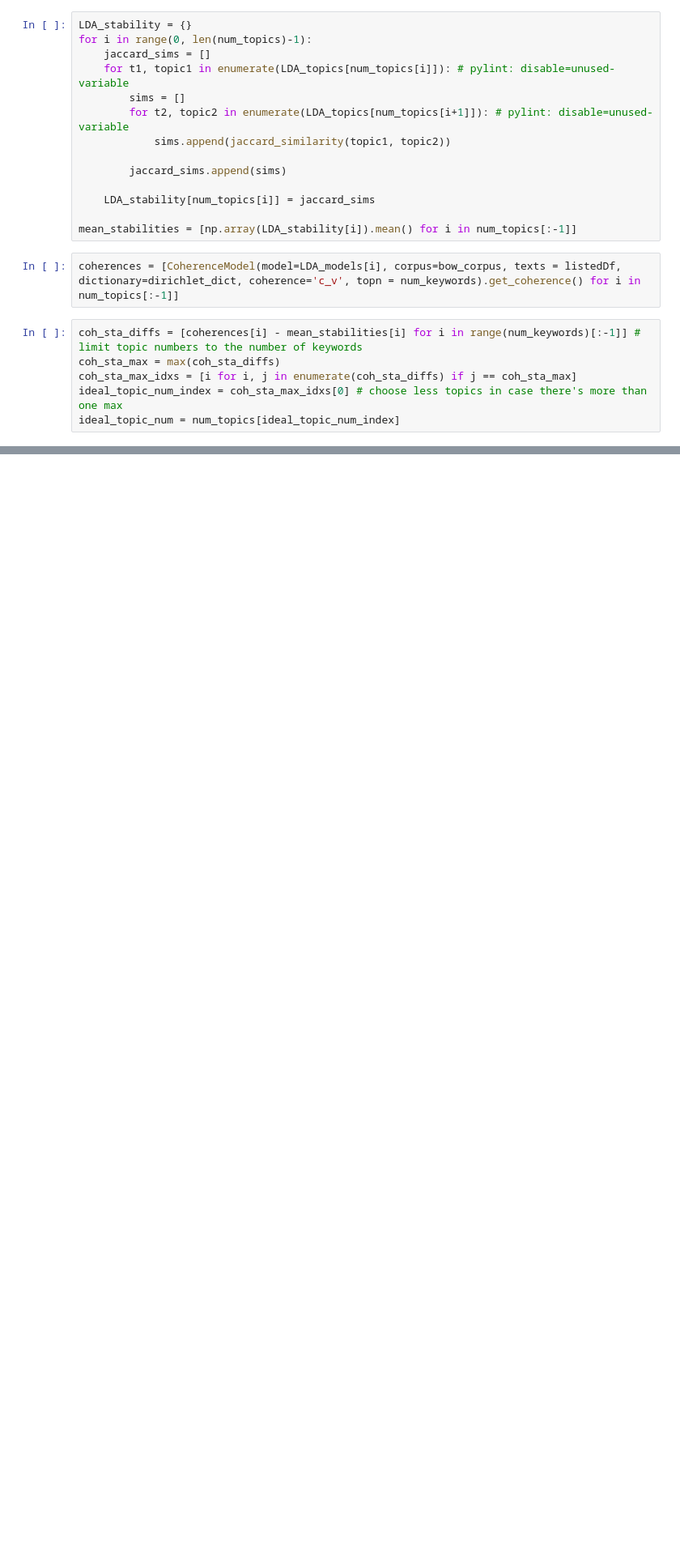
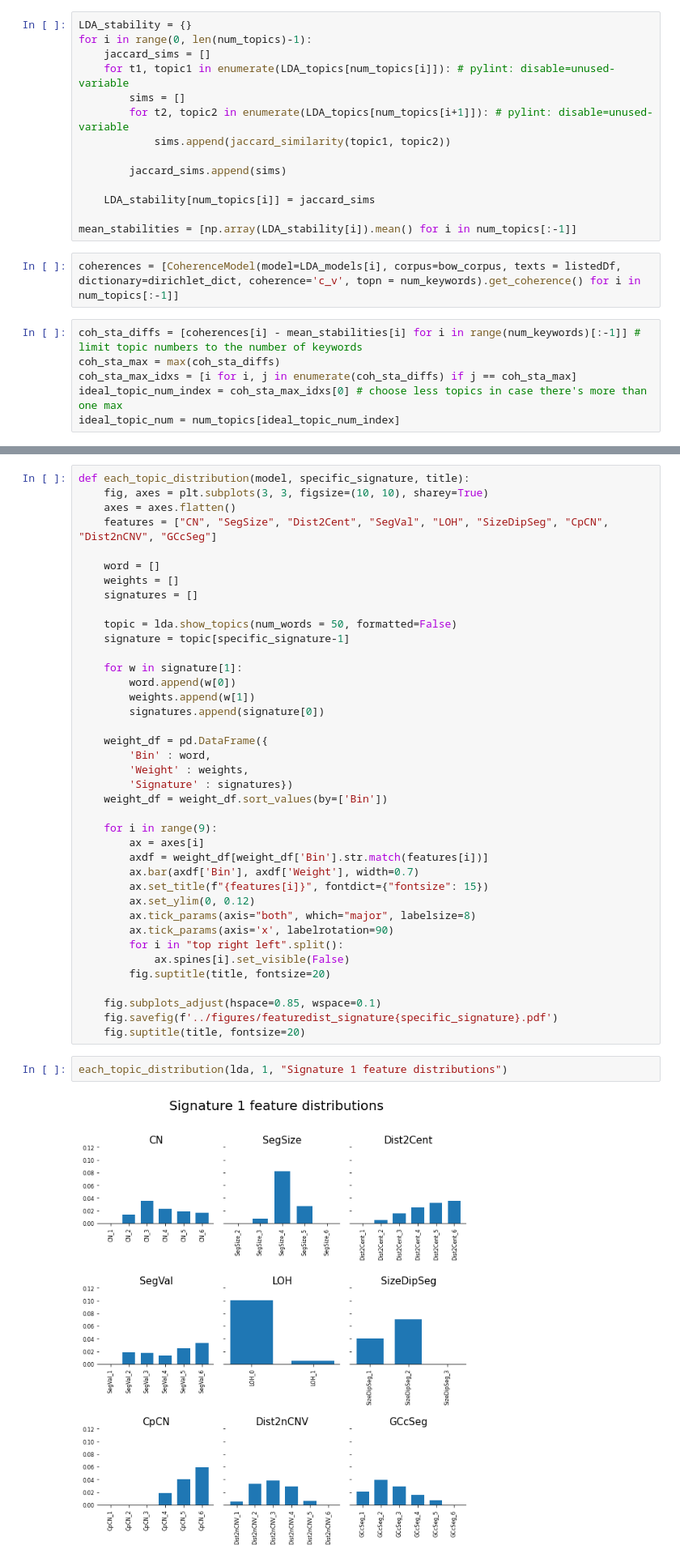
Before and after one commit to janneah/cns, a Jupyter notebook: notebooks/gensimLDA.ipynb, the cells around one changed output, grey strips where cells are left out. Shown at 81% size. Saved outputs shown, nothing was run; the diff lists cells and outputs as text; blank space fills up the shorter version.

```diff
--- a/notebooks/gensimLDA.ipynb
+++ b/notebooks/gensimLDA.ipynb
@@ -176,0 +164,43 @@ plt.show()
+# %%
+def each_topic_distribution(model, specific_signature, title):
+    fig, axes = plt.subplots(3, 3, figsize=(10, 10), sharey=True)
+    axes = axes.flatten()
+    features = ["CN", "SegSize", "Dist2Cent", "SegVal", "LOH", "SizeDipSeg", "CpCN", "Dist2nCNV", "GCcSeg"]
+
+    word = []
+    weights = []
+    signatures = []
+
+    topic = lda.show_topics(num_words = 50, formatted=False)
+    signature = topic[specific_signature-1]
+
+    for w in signature[1]:
+        word.append(w[0])
+        weights.append(w[1])
+        signatures.append(signature[0])
+
+    weight_df = pd.DataFrame({
+        'Bin' : word,
+        'Weight' : weights,
+        'Signature' : signatures})
+    weight_df = weight_df.sort_values(by=['Bin'])
+
+    for i in range(9):
+        ax = axes[i]
+        axdf = weight_df[weight_df['Bin'].str.match(features[i])]
+        ax.bar(axdf['Bin'], axdf['Weight'], width=0.7)
+        ax.set_title(f"{features[i]}", fontdict={"fontsize": 15})
+        ax.set_ylim(0, 0.12)
+        ax.tick_params(axis="both", which="major", labelsize=8)
+        ax.tick_params(axis='x', labelrotation=90)
+        for i in "top right left".split():
+            ax.spines[i].set_visible(False)
+        fig.suptitle(title, fontsize=20)
+
+    fig.subplots_adjust(hspace=0.85, wspace=0.1)
+    fig.savefig(f'../figures/featuredist_signature{specific_signature}.pdf')
+    fig.suptitle(title, fontsize=20)
+# %%
+each_topic_distribution(lda, 1, "Signature 1 feature distributions")
+# %% [output]
+[figure, added]
```
Also changed, not shown: parts of 17 cells of this notebook.
